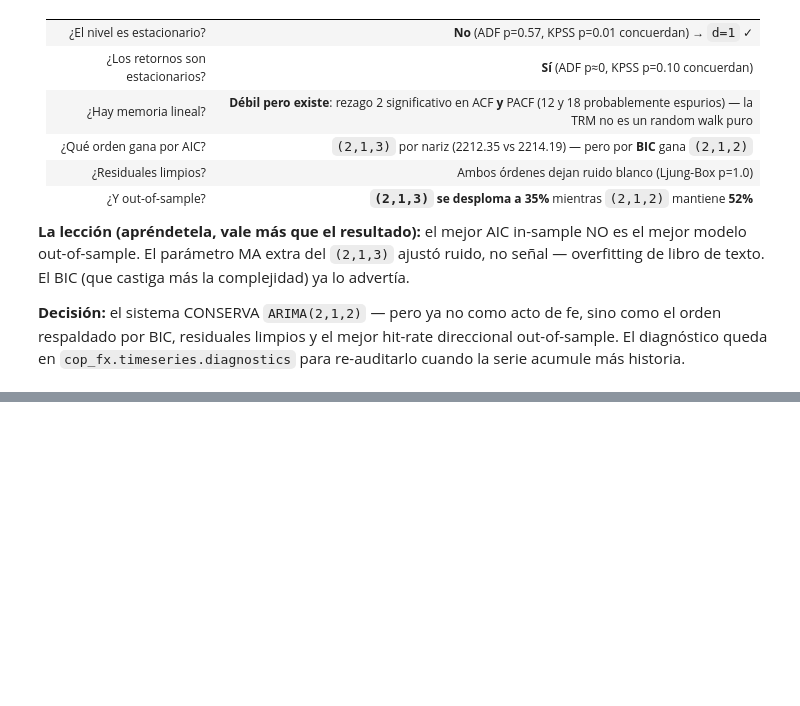
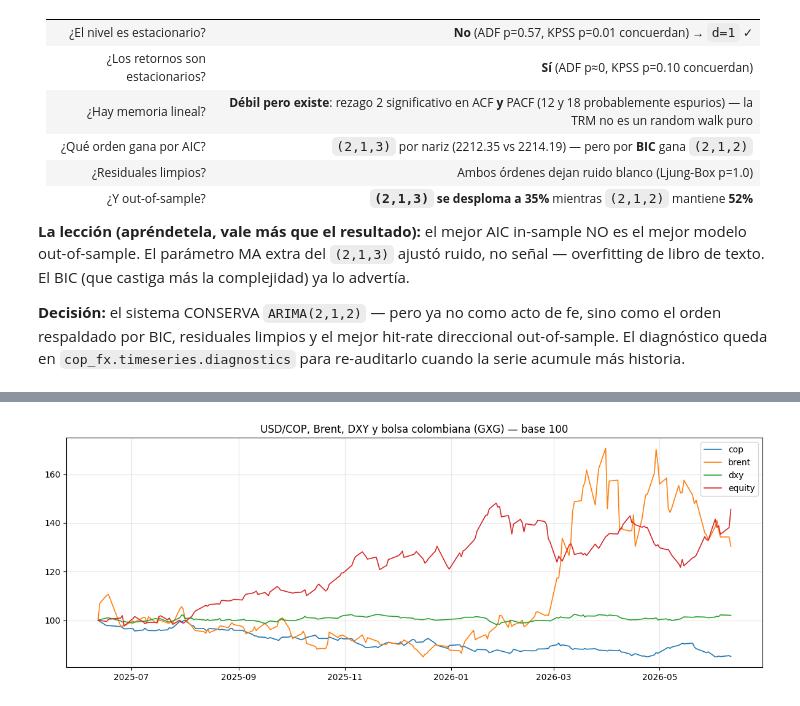
Before and after one commit to carlosjimenez88M/cop-fx-intelligence, a Jupyter notebook: notebooks/02_series_de_tiempo.ipynb, the cells around one changed output, grey strips where cells are left out. Cells and saved outputs as stored; diff of their text form; code cells hidden in the pictures; blank space fills up the shorter version.

```diff
--- a/notebooks/series_de_tiempo.ipynb
+++ b/notebooks/02_series_de_tiempo.ipynb
@@ -448,0 +477,14 @@ cuando la serie acumule más historia.
+# %%
+# Puente: el panel macro se construye sobre la TRM ya descargada en la Parte A
+from cop_fx.data.market_fetcher import fetch_market_panel
+
+panel = fetch_market_panel(fx)
+print(f"Panel alineado: {len(panel)} días · columnas: {list(panel.columns)}")
+
+fig, ax = plt.subplots(figsize=(12, 4.5))
+for col in [c for c in panel.columns if c != "ds"]:
+    ax.plot(panel["ds"], 100 * panel[col] / panel[col].iloc[0], label=col, lw=1.2)
+ax.legend(); ax.grid(alpha=0.3)
+ax.set_title("USD/COP, Brent, DXY y bolsa colombiana (GXG) — base 100")
+plt.tight_layout(); plt.show()
+# %% [output]
@@ -448,0 +495 @@ cuando la serie acumule más historia.
+[figure, added]
```
Also changed, not shown: parts of 24 cells of this notebook, 4 other files.
